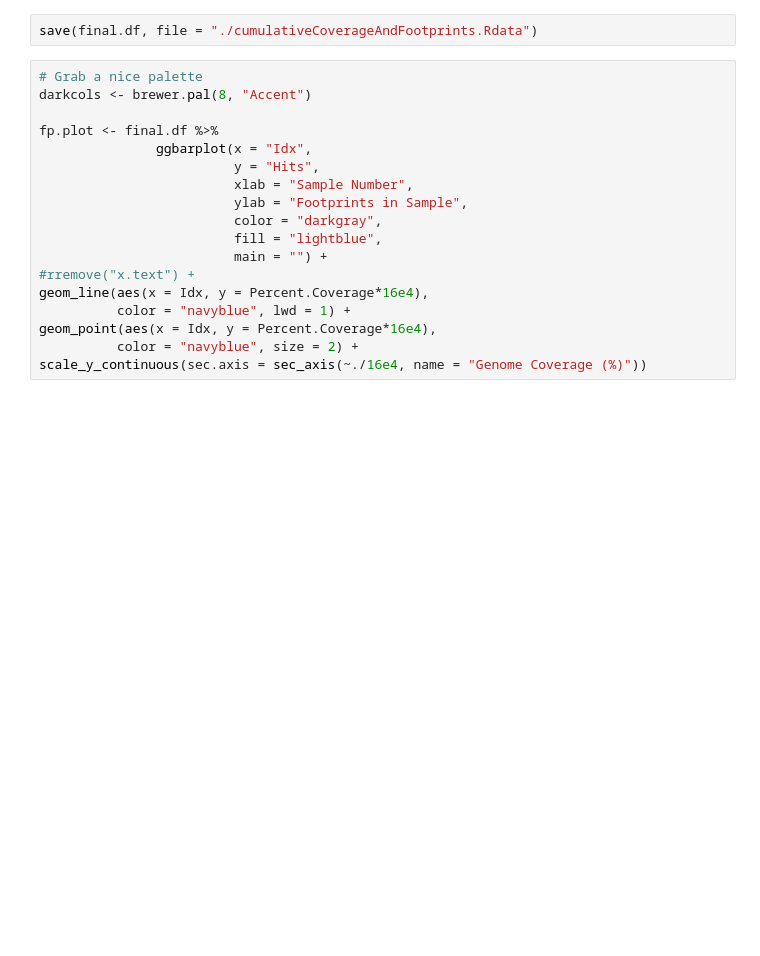
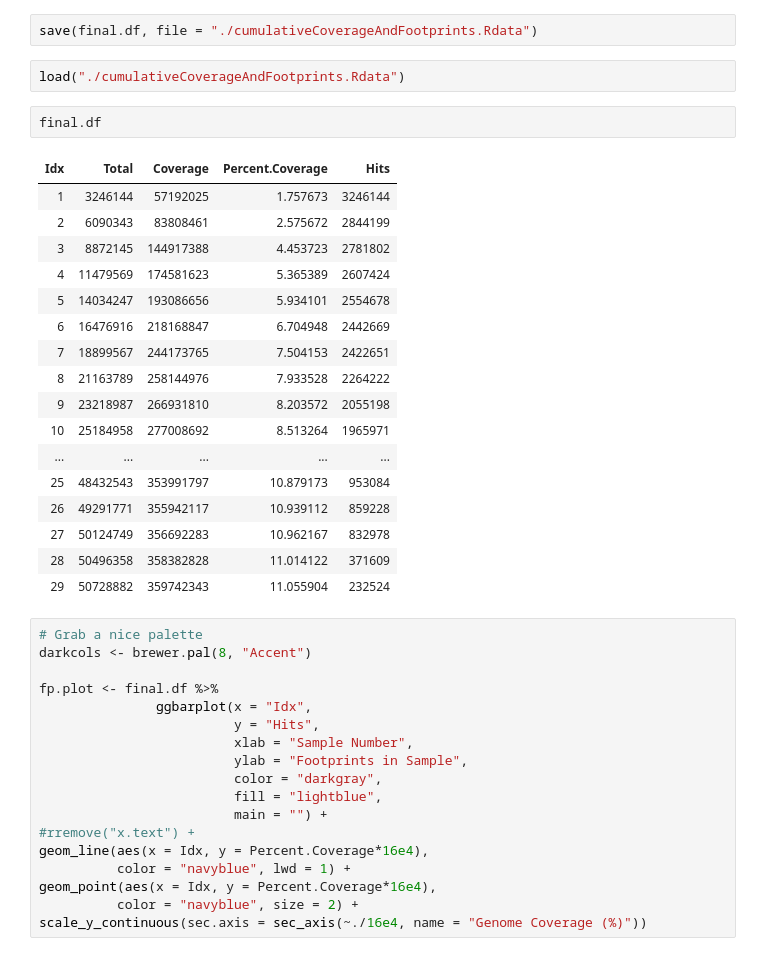
Before and after one commit to PriceLab/BDDS, a Jupyter notebook: footprints/manuscript/Footprint_Figures-MR.ipynb, the cells around one changed output. Saved outputs shown, nothing was run; the diff lists cells and outputs as text; blank space fills up the shorter version.

```diff
--- a/footprints/manuscript/Footprint_Figures-MR.ipynb
+++ b/footprints/manuscript/Footprint_Figures-MR.ipynb
@@ -1008,6 +1008,28 @@ ggarrange(cov.plot, fp.plot, nrow = 2, align = "v")
 [figure]
 # %%
 save(final.df, file = "./cumulativeCoverageAndFootprints.Rdata")
+# %%
+load("./cumulativeCoverageAndFootprints.Rdata")
+# %%
+final.df
+# %% [output]
+| Idx | Total | Coverage | Percent.Coverage | Hits |
+| 1 | 3246144 | 57192025 | 1.757673 | 3246144 |
+| 2 | 6090343 | 83808461 | 2.575672 | 2844199 |
+| 3 | 8872145 | 144917388 | 4.453723 | 2781802 |
+| 4 | 11479569 | 174581623 | 5.365389 | 2607424 |
+| 5 | 14034247 | 193086656 | 5.934101 | 2554678 |
+| 6 | 16476916 | 218168847 | 6.704948 | 2442669 |
+| 7 | 18899567 | 244173765 | 7.504153 | 2422651 |
+| 8 | 21163789 | 258144976 | 7.933528 | 2264222 |
+| 9 | 23218987 | 266931810 | 8.203572 | 2055198 |
+| 10 | 25184958 | 277008692 | 8.513264 | 1965971 |
+| ... | ... | ... | ... | ... |
+| 25 | 48432543 | 353991797 | 10.879173 | 953084 |
+| 26 | 49291771 | 355942117 | 10.939112 | 859228 |
+| 27 | 50124749 | 356692283 | 10.962167 | 832978 |
+| 28 | 50496358 | 358382828 | 11.014122 | 371609 |
+| 29 | 50728882 | 359742343 | 11.055904 | 232524 |
 # %%
 # Grab a nice palette
 darkcols <- brewer.pal(8, "Accent")
```
Also changed, not shown: 7 other files.
